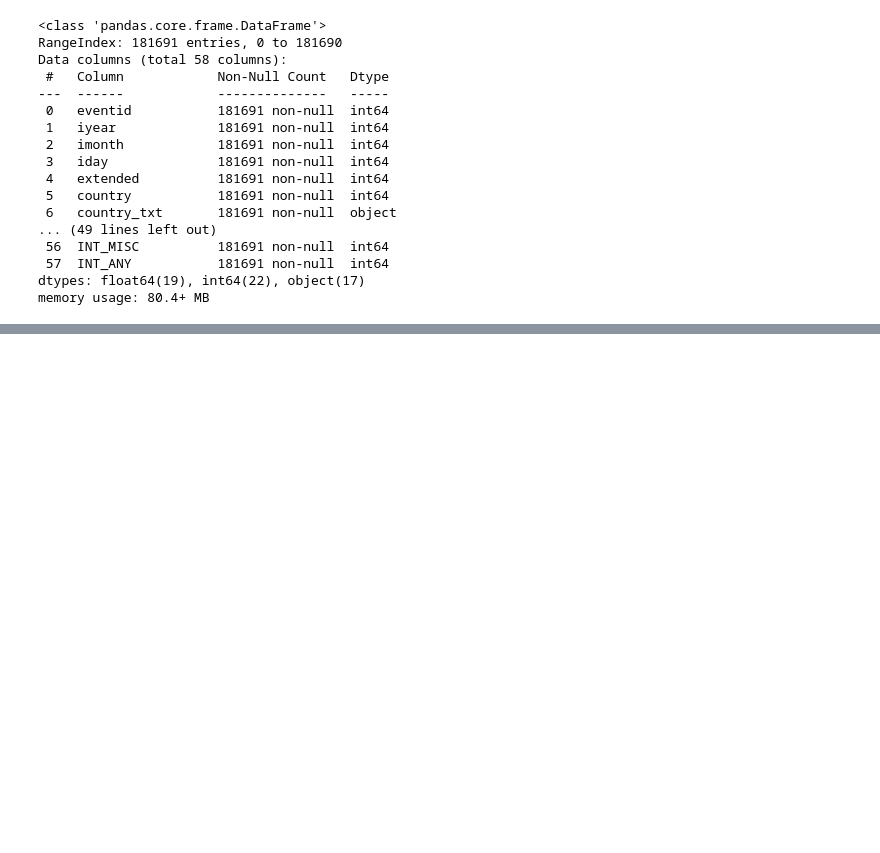
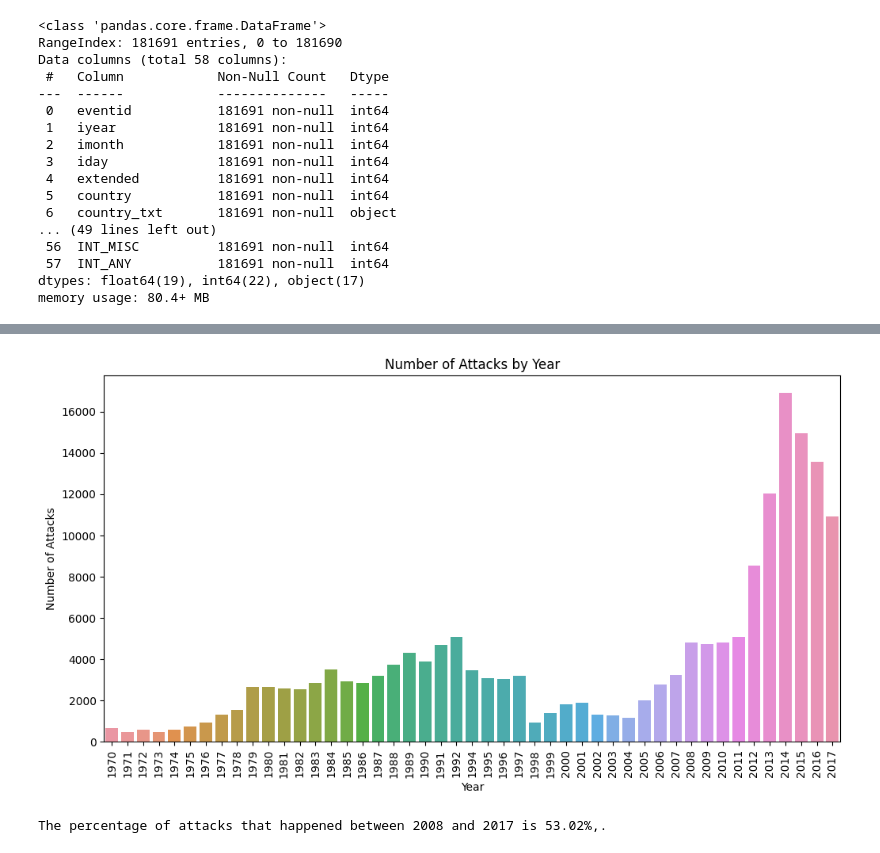
Before and after one commit to hitcaff/GLOBAL-TERRORISM-ANALYSIS, a Jupyter notebook: Hitesh_Srivastava__Global_Terrorism_Analysis_Capstone_Project.ipynb, the cells around one changed output, grey strips where cells are left out. Drawn from its saved outputs; the diff is of its cells as text; code cells hidden in the pictures; blank space fills up the shorter version.

```diff
--- a/Hitesh_Srivastava__Global_Terrorism_Analysis_Capstone_Project.ipynb
+++ b/Hitesh_Srivastava__Global_Terrorism_Analysis_Capstone_Project.ipynb
@@ -91,0 +194,7 @@ Warning: Total number of columns (58) exceeds max_columns (20) limiting to first
+# %%
+#creating a dataframe with only important columns for analysis
+df_wo_null = df_wo_null[['iyear', 'imonth', 'extended', 'country_txt',
+                        'region_txt', 'city', 'latitude','longitude',
+                         'targtype1_txt', 'crit1', 'crit2', 'crit3', 'success',
+                         'suicide', 'attacktype1_txt',  'target1', 'gname',
+                         'weaptype1_txt', 'nkill', 'nwound', 'property']]
@@ -91,0 +229,19 @@ Warning: Total number of columns (58) exceeds max_columns (20) limiting to first
+# %%
+# Renaming important columns
+df_wo_null.rename(columns={
+    'iyear': 'Year',
+    'imonth': 'Month',
+    'country_txt': 'Country',
+    'region_txt': 'Region',
+    'city': 'City',
+    'latitude': 'Latitude',
+    'longitude': 'Longitude',
+    'attacktype1_txt': 'Attack_Type1',
+    'targtype1_txt': 'Target_Type1',
+    'weaptype1_txt': 'Weapon_Type1',
+    'nkill': 'Fatalities',
+    'gname': 'Group Name',
+    'nwound': 'Injuries'}, inplace=True)
+
+# Print the updated column names
+print(df_wo_null.columns)
@@ -91,0 +320,4 @@ Warning: Total number of columns (58) exceeds max_columns (20) limiting to first
+# %%
+#Making a new column to find the affected people
+
+df_wo_null['Affected'] = df_wo_null['Fatalities'] + df_wo_null['Injuries']
@@ -91,0 +391,19 @@ Warning: Total number of columns (58) exceeds max_columns (20) limiting to first
+# %%
+#Let's dive into analysis by exploring variables, one at a time.
+# Number of attacks by year
+plt.figure(figsize=(12,6))
+sns.countplot(x='Year', data=df_wo_null)
+plt.xticks(rotation=90)
+plt.title('Number of Attacks by Year')
+plt.xlabel('Year')
+plt.ylabel('Number of Attacks')
+plt.show()
+# %% [output]
+[figure, added]
+# %%
+#Let's see the percentage of attacks
+attacks_filter = df_wo_null[(df_wo_null['Year'] >= 2008) & (df_wo_null['Year'] <= 2017)]
+percentage_of_attacks = len(attacks_filter) / len(df_wo_null) * 100
+print(f"The percentage of attacks that happened between 2008 and 2017 is {percentage_of_attacks:.2f}%,.")
+# %% [output]
+The percentage of attacks that happened between 2008 and 2017 is 53.02%,.
```
Also changed, not shown: parts of 61 cells of this notebook.
